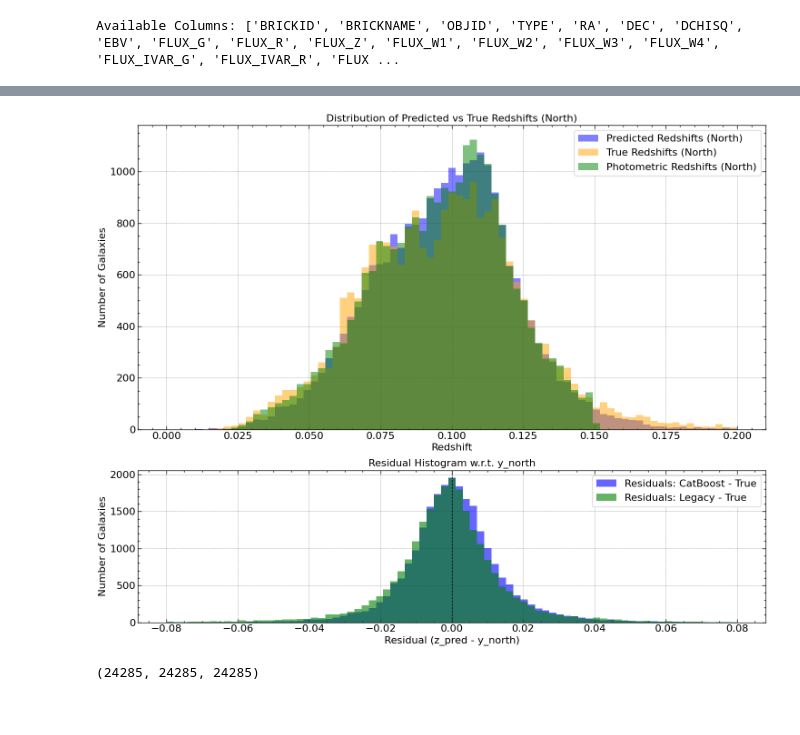
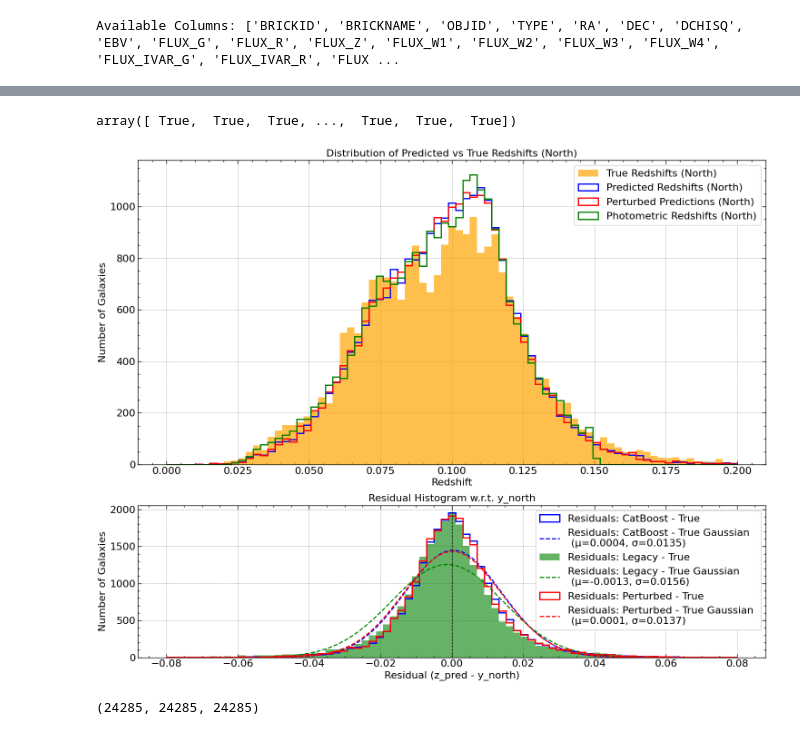
Before and after one commit to Shin107/DESILegacy-PECVEL, a Jupyter notebook: ML_photoz/model_predict.ipynb, the cells around one changed output, grey strips where cells are left out. Saved outputs shown, nothing was run; the diff lists cells and outputs as text; code cells hidden in the pictures.

Commit message:
model_predictions

```diff
--- a/ML_photoz/model_predict.ipynb
+++ b/ML_photoz/model_predict.ipynb
@@ -182,3 +155,10 @@ INFO:catboost_cv:Filtered from 37455 to 24285 objects for unique TARGETID
 INFO:catboost_cv:Feature matrix shape: (24285, 18)
 INFO:catboost_cv:Target range: [0.015, 0.326]
 Available Columns: ['BRICKID', 'BRICKNAME', 'OBJID', 'TYPE', 'RA', 'DEC', 'DCHISQ', 'EBV', 'FLUX_G', 'FLUX_R', 'FLUX_Z', 'FLUX_W1', 'FLUX_W2', 'FLUX_W3', 'FLUX_W4', 'FLUX_IVAR_G', 'FLUX_IVAR_R', 'FLUX ...
+# %%
+plt.plot(z_perturbed['median'],Z_pred_north,'.')
+
+data_instance = PhotoZCatBoostPipeline(feature_names=cfg['features'])
+matched_north_perturbed = data_instance.compute_magnitudes(matched_north)
+matched_north_perturbed = data_instance._add_features(matched_north_perturbed)
+matched_north_filtered_perturbed, DR1_north_filtered_perturbed = data_instance.filter_data(matched_north_perturbed, matched_DR_north, feature_names = cfg['features'],return_all_columns=True)
@@ -185,39 +175,69 @@ Available Columns: ['BRICKID', 'BRICKNAME', 'OBJID', 'TYPE', 'RA', 'DEC', 'DCHIS
 # %%
 Z_pred_north = modelnorth.predict(X_north)
+z_perturbed = np.load('/user/animesh.sah/DESI_PECVEL/ML_photoz/runs/RUN2_north/predictions/perturbed_predictions.npz')
+# %%
+valid_legacy
+# %% [output]
+array([ True,  True,  True, ...,  True,  True,  True])
 # %%
 bins = np.linspace(0, 0.2, 80)
 res_bins = np.linspace(-0.08, 0.08, 80)
 
 legacy_photoz = np.asarray(matched_north_photoz_filtered['Z_PHOT_MEDIAN'])
-valid_legacy = np.isfinite(legacy_photoz) & (legacy_photoz > 0)
+valid_legacy = np.ones_like(legacy_photoz, dtype=bool) #np.isfinite(legacy_photoz) & (legacy_photoz > 0)
 
 res_cb = Z_pred_north - y_north
 res_legacy = legacy_photoz[valid_legacy] - y_north[valid_legacy]
 
 fig, (ax0, ax1) = plt.subplots(
     2, 1, figsize=(15, 12), gridspec_kw={"height_ratios": [2, 1]}
 )
+ax0.hist(y_north, bins=bins, alpha=0.7, label='True Redshifts (North)', color='orange')
 
-ax0.hist(Z_pred_north, bins=bins, alpha=0.5, label='Predicted Redshifts (North)', color='blue')
-ax0.hist(y_north, bins=bins, alpha=0.5, label='True Redshifts (North)', color='orange')
-ax0.hist(legacy_photoz[valid_legacy], bins=bins, alpha=0.5, label='Photometric Redshifts (North)', color='green')
+ax0.hist(Z_pred_north, bins=bins, histtype='step',lw=2, label='Predicted Redshifts (North)', color='blue')
+ax0.hist(z_perturbed['median'], bins=bins, histtype='step',lw=2, label='Perturbed Predictions (North)', color='red')
+ax0.hist(legacy_photoz[valid_legacy], bins=bins, histtype='step',lw=2, label='Photometric Redshifts (North)', color='green')
 ax0.set_xlabel('Redshift')
 ax0.set_ylabel('Number of Galaxies')
 ax0.set_title('Distribution of Predicted vs True Redshifts (North)')
 ax0.legend()
 
-ax1.hist(res_cb, bins=res_bins, alpha=0.6, label='Residuals: CatBoost - True', color='blue')
-ax1.hist(res_legacy, bins=res_bins, alpha=0.6, label='Residuals: Legacy - True', color='green')
+res_perturbed = np.asarray(z_perturbed['median']) - DR1_north_filtered_perturbed['Z']
+
+def _plot_residual_with_gaussian(ax, residuals, bins, color, label, **hist_kwargs):
+    r = np.asarray(residuals)
+    r = r[np.isfinite(r)]
+
+    ax.hist(r, bins=bins, color=color, label=label, **hist_kwargs)
+
+    # Fit Gaussian in the displayed residual range
+    r_fit = r[(r >= bins[0]) & (r <= bins[-1])]
+    if r_fit.size < 2:
+        return
+
+    mu = r_fit.mean()
+    sigma = r_fit.std(ddof=1)
+    if sigma <= 0:
+        return
+
+    x = np.linspace(bins[0], bins[-1], 400)
+    bw = bins[1] - bins[0]
+    y = r_fit.size * bw * np.exp(-0.5 * ((x - mu) / sigma) ** 2) / (sigma * np.sqrt(2 * np.pi))
+    ax.plot(x, y, '--', color=color, lw=1.8, label=f'{label} Gaussian \n (μ={mu:.4f}, σ={sigma:.4f})')
+
+_plot_residual_with_gaussian(ax1, res_cb, res_bins, 'blue',  'Residuals: CatBoost - True', histtype='step', lw=2)
+_plot_residual_with_gaussian(ax1, res_legacy, res_bins, 'green', 'Residuals: Legacy - True', alpha=0.6)
+_plot_residual_with_gaussian(ax1, res_perturbed, res_bins, 'red', 'Residuals: Perturbed - True', histtype='step', lw=2)
 ax1.axvline(0, color='black', linestyle='--', linewidth=1)
 ax1.set_xlabel('Residual (z_pred - y_north)')
 ax1.set_ylabel('Number of Galaxies')
 ax1.set_title('Residual Histogram w.r.t. y_north')
 ax1.legend()
 
 plt.tight_layout()
 plt.show()
 # %% [output]
-[figure, old version]
+[figure, new version]
 # %%
 len(y_north), len(Z_pred_north) , len(matched_north_photoz_filtered['Z_PHOT_MEDIAN'])
 # %% [output]
```
Also changed, not shown: parts of 18 cells of this notebook.
